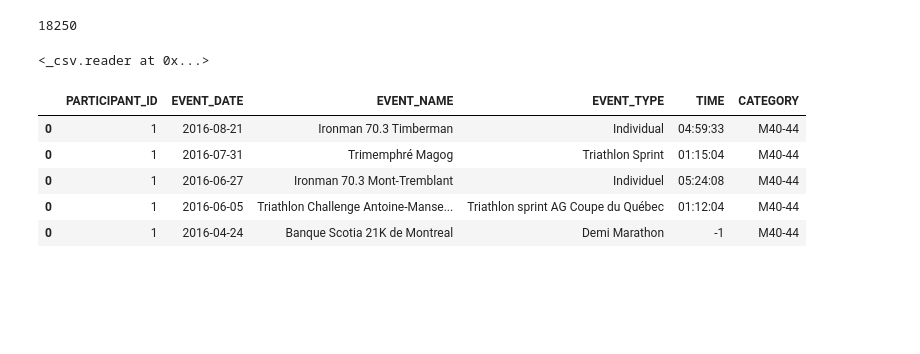
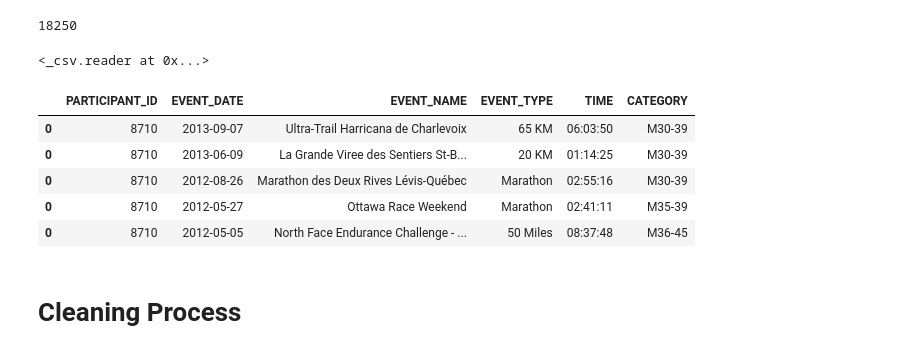
Before and after one commit to koustuvsinha/comp551_1, a Jupyter notebook: Project1_Exploration.ipynb, the cells around one changed output. Cells and saved outputs as stored; diff of their text form; code cells hidden in the pictures; blank space fills up the shorter version.

Commit message:
Cleaning in progress

```diff
--- a/Project1_Exploration.ipynb
+++ b/Project1_Exploration.ipynb
@@ -47,11 +47,13 @@ unclean_data
 # %%
 df.to_csv('aggregated.csv')
 # %%
-df.head()
+df.tail()
 # %% [output]
 |  | PARTICIPANT_ID | EVENT_DATE | EVENT_NAME | EVENT_TYPE | TIME | CATEGORY |
-| 0 | 1 | 2016-08-21 | Ironman 70.3 Timberman | Individual | 04:59:33 | M40-44 |
-| 0 | 1 | 2016-07-31 | Trimemphré Magog | Triathlon Sprint | 01:15:04 | M40-44 |
-| 0 | 1 | 2016-06-27 | Ironman 70.3 Mont-Tremblant | Individuel | 05:24:08 | M40-44 |
-| 0 | 1 | 2016-06-05 | Triathlon Challenge Antoine-Manse... | Triathlon sprint AG Coupe du Québec | 01:12:04 | M40-44 |
-| 0 | 1 | 2016-04-24 | Banque Scotia 21K de Montreal | Demi Marathon | -1 | M40-44 |
+| 0 | 8710 | 2013-09-07 | Ultra-Trail Harricana de Charlevoix | 65 KM | 06:03:50 | M30-39 |
+| 0 | 8710 | 2013-06-09 | La Grande Viree des Sentiers St-B... | 20 KM | 01:14:25 | M30-39 |
+| 0 | 8710 | 2012-08-26 | Marathon des Deux Rives Lévis-Québec | Marathon | 02:55:16 | M30-39 |
+| 0 | 8710 | 2012-05-27 | Ottawa Race Weekend | Marathon | 02:41:11 | M35-39 |
+| 0 | 8710 | 2012-05-05 | North Face Endurance Challenge - ... | 50 Miles | 08:37:48 | M36-45 |
+# %% [markdown]
+# Cleaning Process
```
Also changed, not shown: parts of 2 cells of this notebook.
